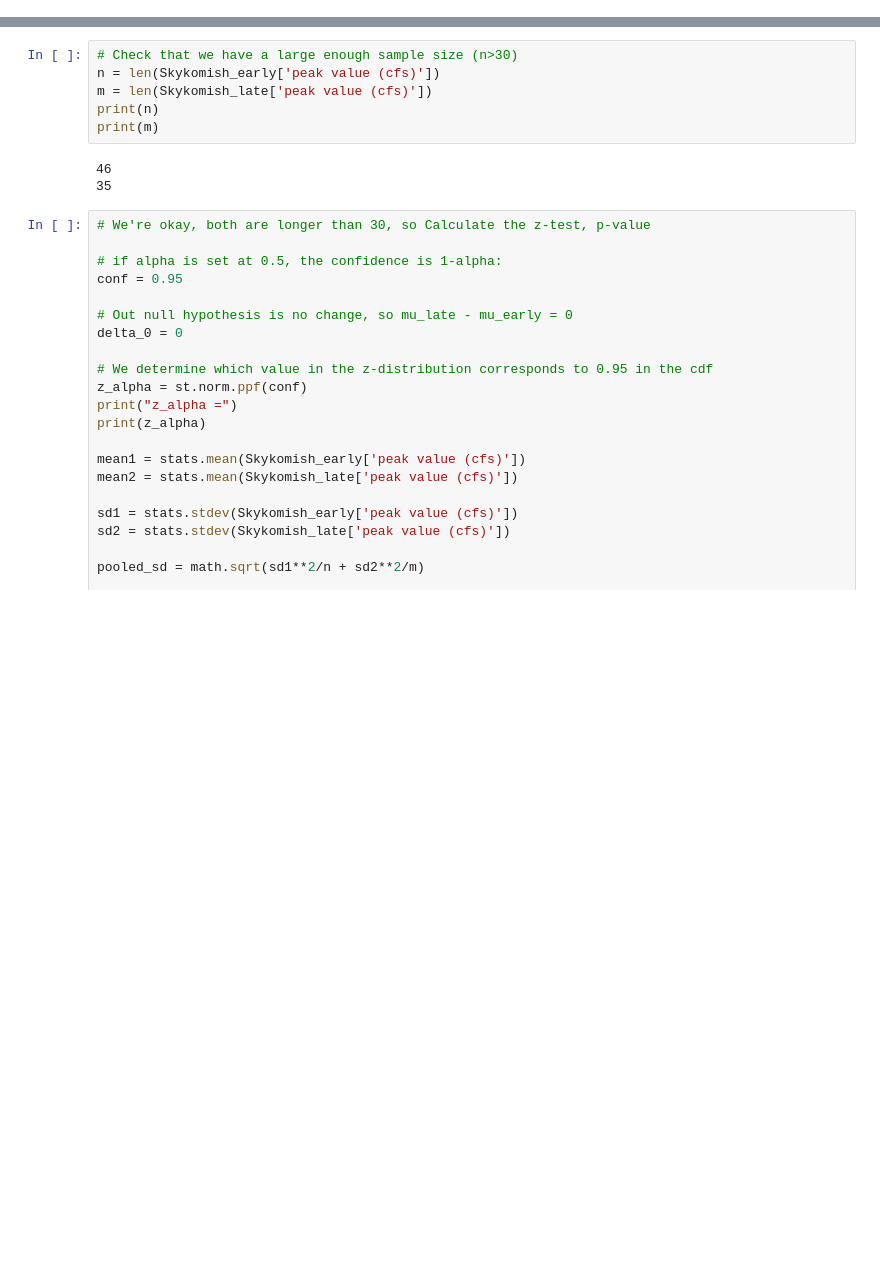
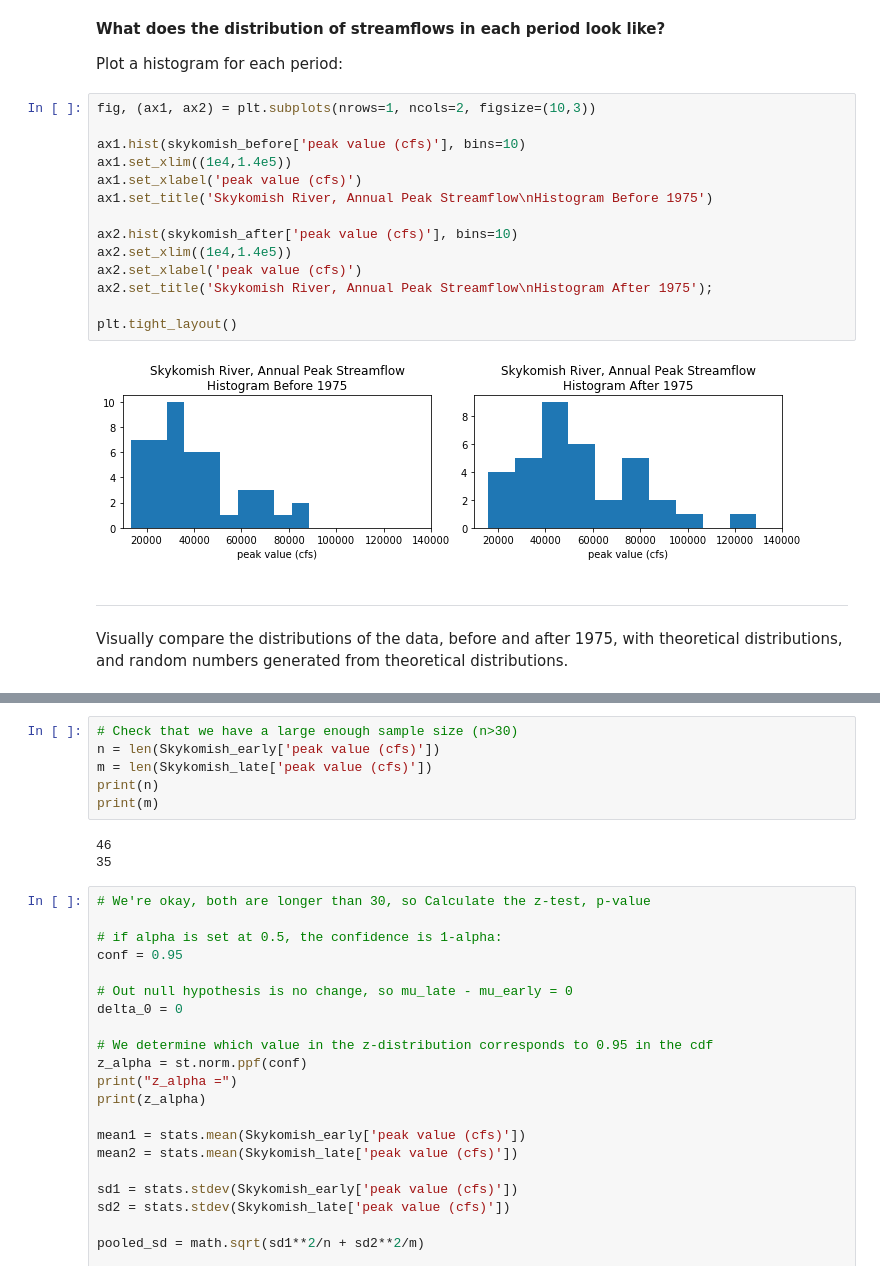
Before and after one commit to Mountain-Hydrology-Research-Group/data-analysis, a Jupyter notebook: modules/lab2/lab2-1.ipynb, the cells around one changed output, grey strips where cells are left out. Drawn from its saved outputs; the diff is of its cells as text; blank space fills up the shorter version.

```diff
--- a/modules/lab2/lab2-1.ipynb
+++ b/modules/lab2/lab2-1.ipynb
@@ -207,0 +61,23 @@ However, the central limit theorem states, "If a sample of n values is extracted
+# %% [markdown]
+**What does the distribution of streamflows in each period look like?**
+
+Plot a histogram for each period:
+# %%
+fig, (ax1, ax2) = plt.subplots(nrows=1, ncols=2, figsize=(10,3))
+
+ax1.hist(skykomish_before['peak value (cfs)'], bins=10)
+ax1.set_xlim((1e4,1.4e5))
+ax1.set_xlabel('peak value (cfs)')
+ax1.set_title('Skykomish River, Annual Peak Streamflow\nHistogram Before 1975')
+
+ax2.hist(skykomish_after['peak value (cfs)'], bins=10)
+ax2.set_xlim((1e4,1.4e5))
+ax2.set_xlabel('peak value (cfs)')
+ax2.set_title('Skykomish River, Annual Peak Streamflow\nHistogram After 1975');
+
+plt.tight_layout()
+# %% [output]
+[figure, added]
+# %% [markdown]
+---
+Visually compare the distributions of the data, before and after 1975, with theoretical distributions, and random numbers generated from theoretical distributions.
```
Also changed, not shown: parts of 33 cells of this notebook.
